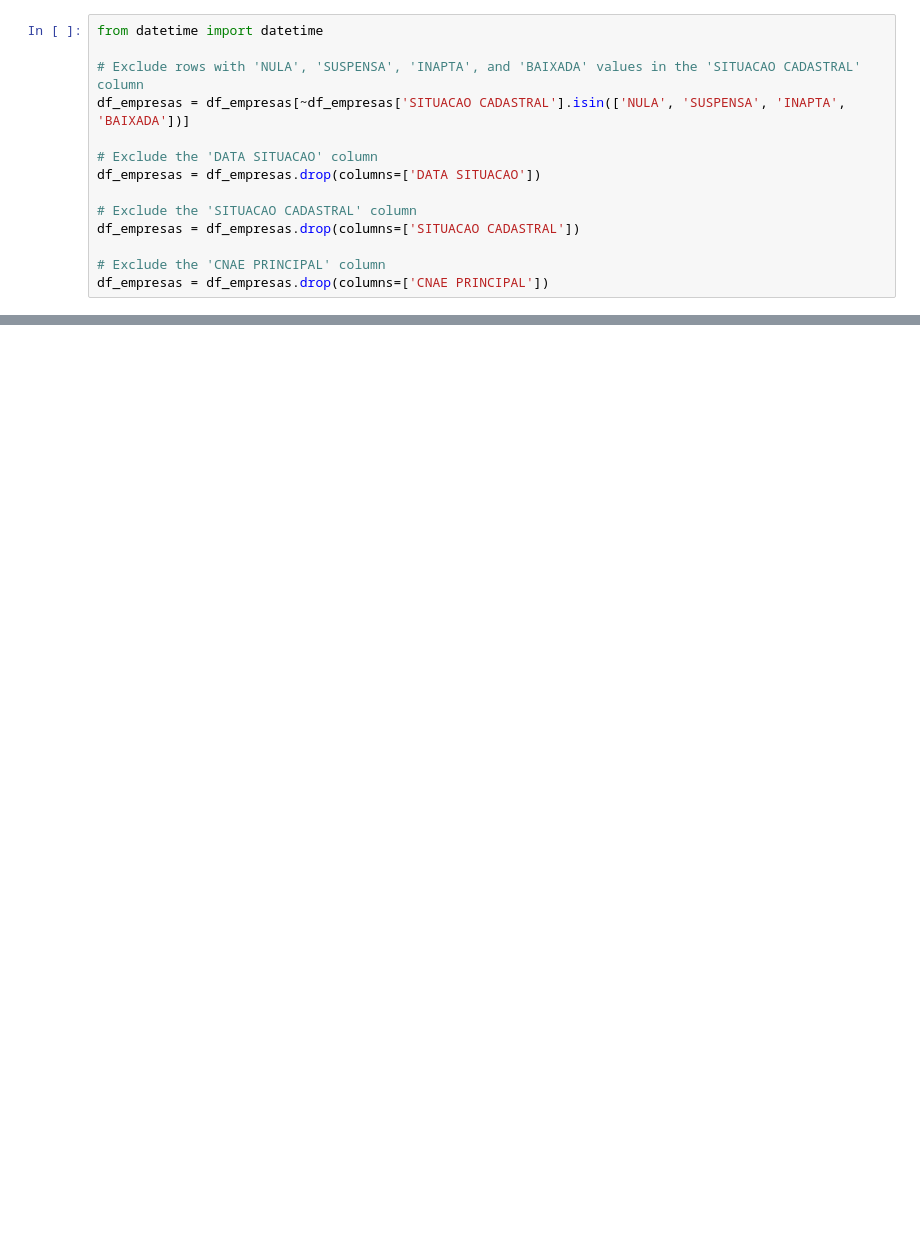
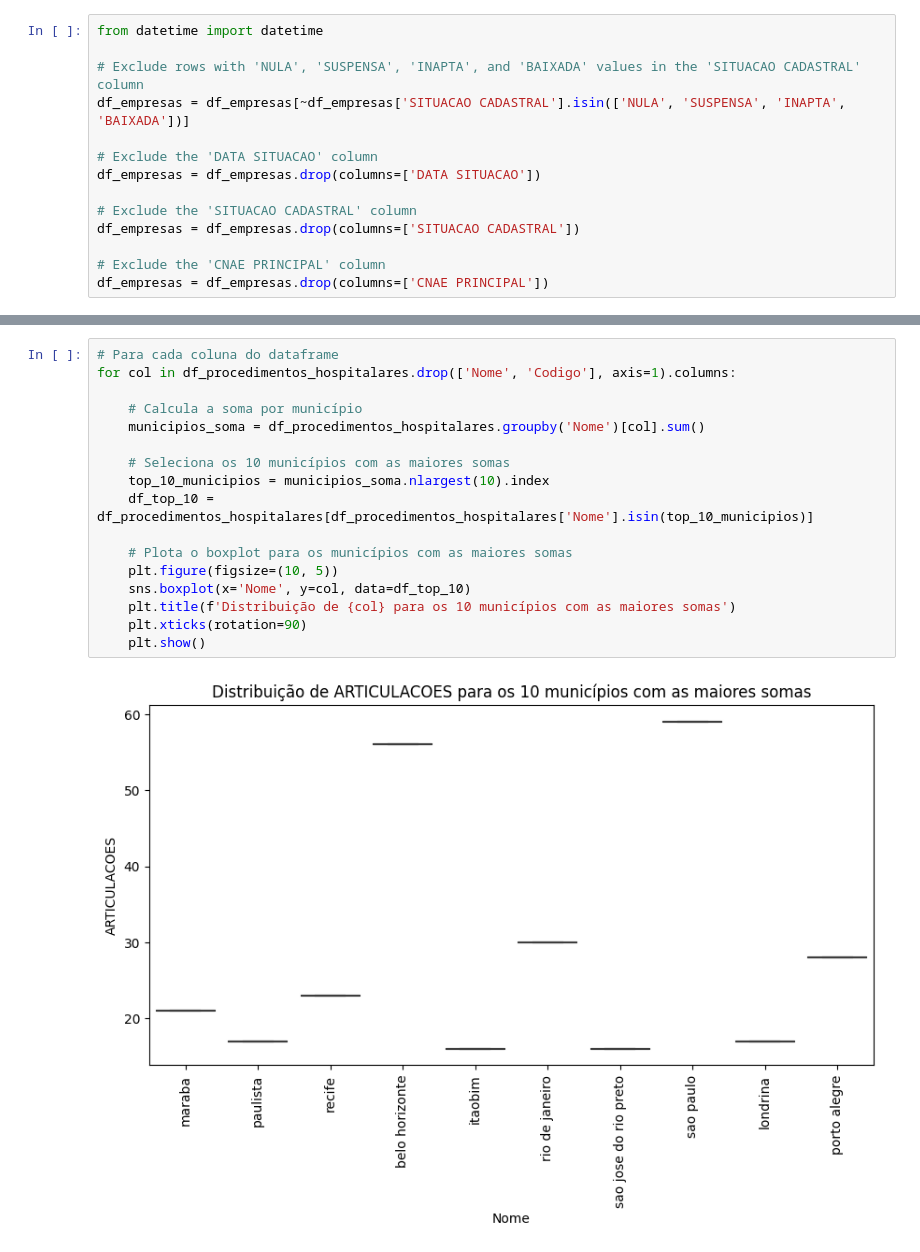
Before and after one commit to FabricioLealRS/potencial_clinicas_fisioterapia, a Jupyter notebook: Trabalho_grupo_marketing.ipynb, the cells around one changed output, grey strips where cells are left out. Cells and saved outputs as stored; diff of their text form; blank space fills up the shorter version.

```diff
--- a/Trabalho_grupo_marketing.ipynb
+++ b/Trabalho_grupo_marketing.ipynb
@@ -291,0 +844,19 @@ df_empresas_qtd.to_csv(diretorio + 'df_empresas_qtd.csv', index=False, sep=';')
+# %%
+# Para cada coluna do dataframe
+for col in df_procedimentos_hospitalares.drop(['Nome', 'Codigo'], axis=1).columns:
+
+    # Calcula a soma por município
+    municipios_soma = df_procedimentos_hospitalares.groupby('Nome')[col].sum()
+
+    # Seleciona os 10 municípios com as maiores somas
+    top_10_municipios = municipios_soma.nlargest(10).index
+    df_top_10 = df_procedimentos_hospitalares[df_procedimentos_hospitalares['Nome'].isin(top_10_municipios)]
+
+    # Plota o boxplot para os municípios com as maiores somas
+    plt.figure(figsize=(10, 5))
+    sns.boxplot(x='Nome', y=col, data=df_top_10)
+    plt.title(f'Distribuição de {col} para os 10 municípios com as maiores somas')
+    plt.xticks(rotation=90)
+    plt.show()
+# %% [output]
+[figure, added]
```
Also changed, not shown: parts of 45 cells of this notebook.
